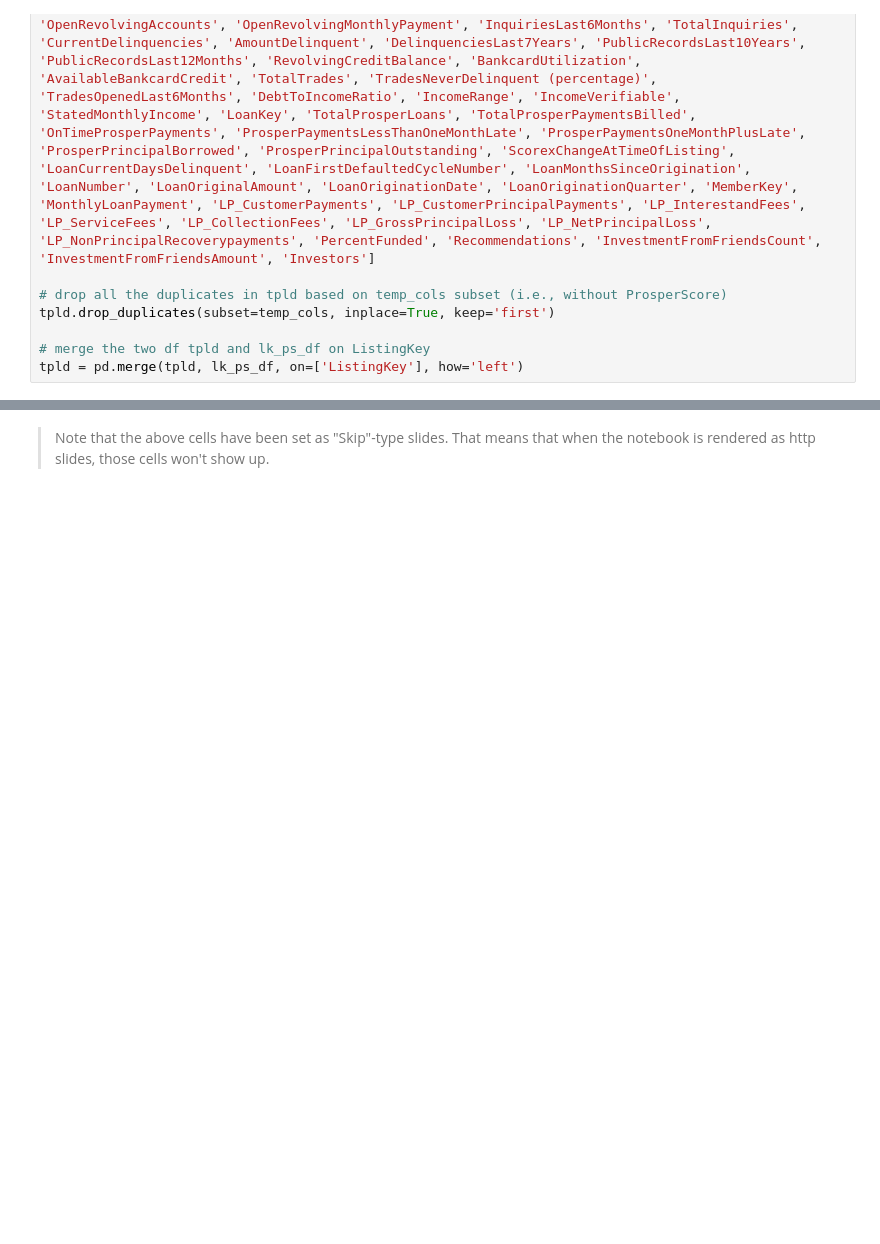
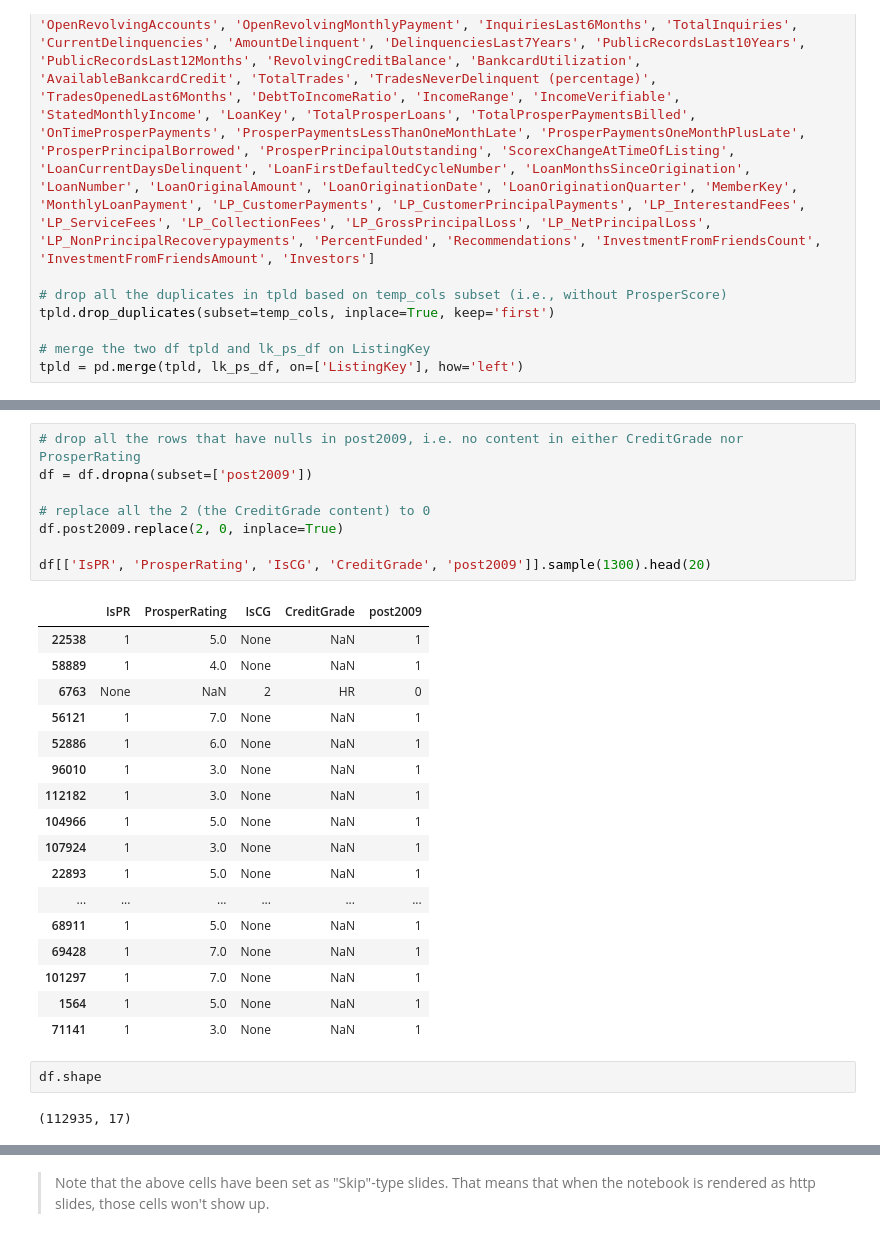
Before and after one commit to alf808/preposterous-octopus, a Jupyter notebook: explanatory_loan_data_slide_deck.ipynb, the cells around one changed output, grey strips where cells are left out. Cells and saved outputs as stored; diff of their text form; blank space fills up the shorter version.

```diff
--- a/explanatory_loan_data_slide_deck.ipynb
+++ b/explanatory_loan_data_slide_deck.ipynb
@@ -121,0 +159,30 @@ df.info()
+# %%
+# drop all the rows that have nulls in post2009, i.e. no content in either CreditGrade nor ProsperRating
+df = df.dropna(subset=['post2009'])
+
+# replace all the 2 (the CreditGrade content) to 0
+df.post2009.replace(2, 0, inplace=True)
+
+df[['IsPR', 'ProsperRating', 'IsCG', 'CreditGrade', 'post2009']].sample(1300).head(20)
+# %% [output]
+|  | IsPR | ProsperRating | IsCG | CreditGrade | post2009 |
+| 22538 | 1 | 5.0 | None | NaN | 1 |
+| 58889 | 1 | 4.0 | None | NaN | 1 |
+| 6763 | None | NaN | 2 | HR | 0 |
+| 56121 | 1 | 7.0 | None | NaN | 1 |
+| 52886 | 1 | 6.0 | None | NaN | 1 |
+| 96010 | 1 | 3.0 | None | NaN | 1 |
+| 112182 | 1 | 3.0 | None | NaN | 1 |
+| 104966 | 1 | 5.0 | None | NaN | 1 |
+| 107924 | 1 | 3.0 | None | NaN | 1 |
+| 22893 | 1 | 5.0 | None | NaN | 1 |
+| ... | ... | ... | ... | ... | ... |
+| 68911 | 1 | 5.0 | None | NaN | 1 |
+| 69428 | 1 | 7.0 | None | NaN | 1 |
+| 101297 | 1 | 7.0 | None | NaN | 1 |
+| 1564 | 1 | 5.0 | None | NaN | 1 |
+| 71141 | 1 | 3.0 | None | NaN | 1 |
+# %%
+df.shape
+# %% [output]
+(112935, 17)
```
Also changed, not shown: parts of 10 cells of this notebook.
